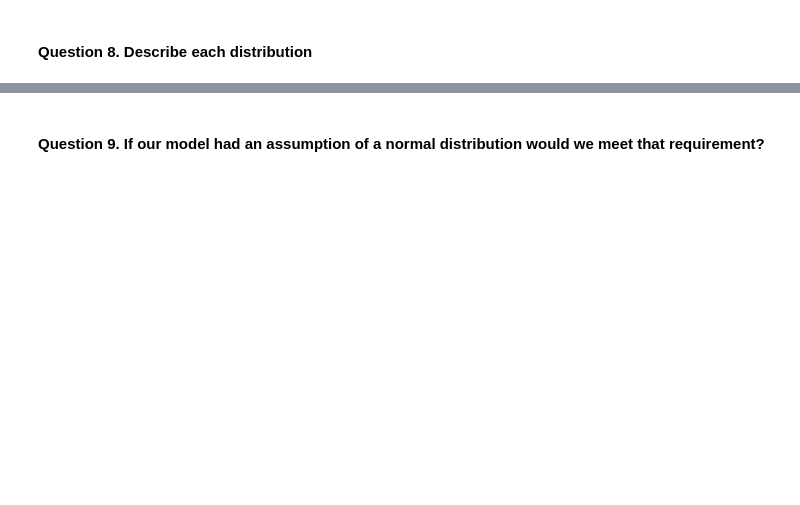
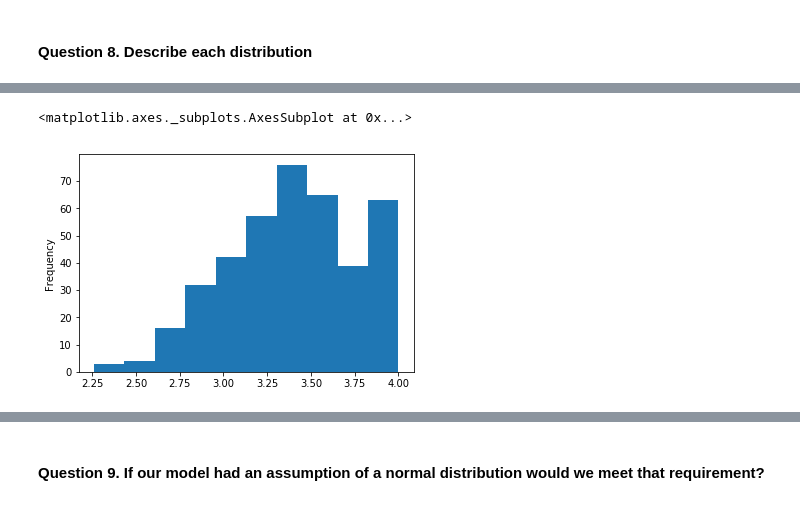
Before and after one commit to samers101/Samer-Shenouda, a Jupyter notebook: projects/project-2/starter-code/project2-starter.ipynb, the cells around one changed output, grey strips where cells are left out. Saved outputs shown, nothing was run; the diff lists cells and outputs as text; code cells hidden in the pictures; blank space fills up the shorter version.

```diff
--- a/projects/project-2/starter-code/project2-starter.ipynb
+++ b/projects/project-2/starter-code/project2-starter.ipynb
@@ -70,0 +107,5 @@ Answer:
+# %%
+df_raw1.gpa.plot(kind='hist')
+# %% [output]
+<matplotlib.axes._subplots.AxesSubplot at 0x...>
+[figure, added]
```
Also changed, not shown: parts of 25 cells of this notebook, 4 other files.
